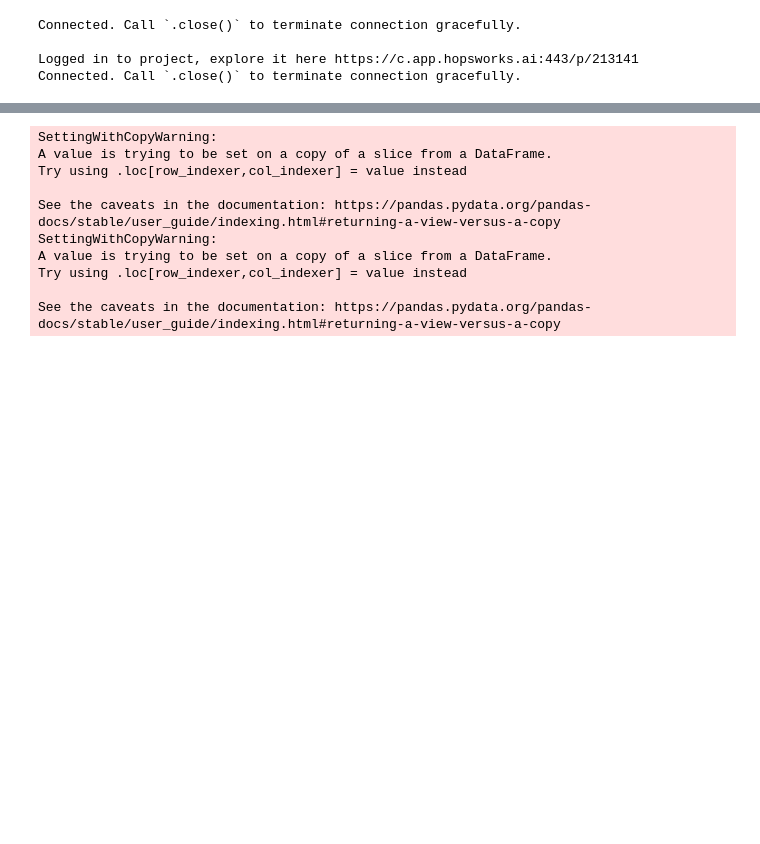
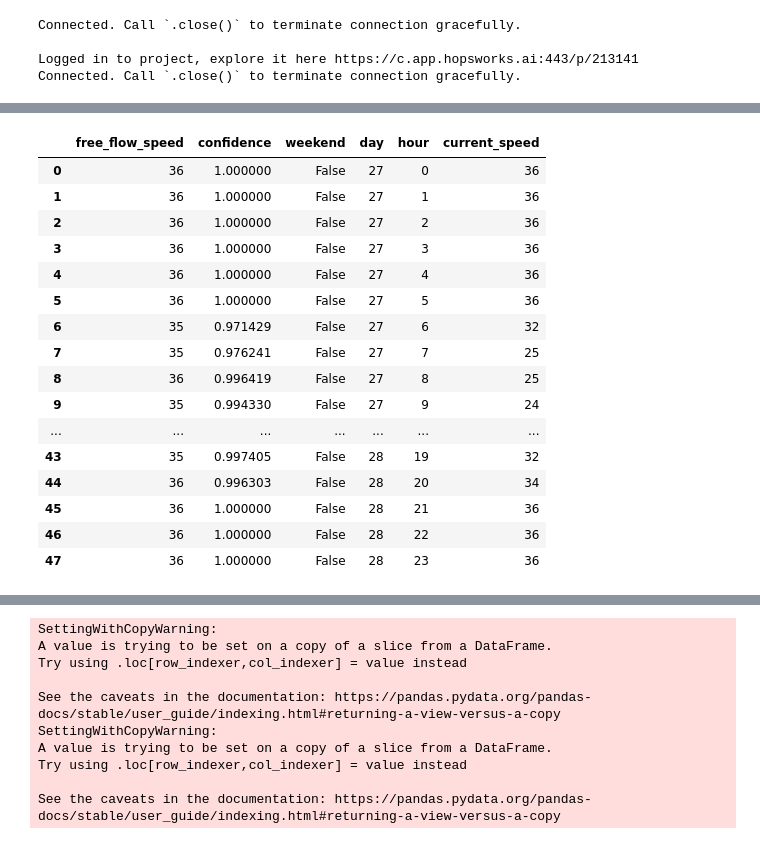
Before and after one commit to FlyingFish760/ID2223_project, a Jupyter notebook: get_trainset.ipynb, the cells around one changed output, grey strips where cells are left out. Cells and saved outputs as stored; diff of their text form; code cells hidden in the pictures; blank space fills up the shorter version.

Commit message:
add traffic_trainset_hour

```diff
--- a/get_trainset.ipynb
+++ b/get_trainset.ipynb
@@ -50,3 +98,5 @@ traffic_train  = traffic_train[(traffic_train['day']==27) | (traffic_train['day'
+# %%
+traffic_train = pd.read_csv('traffic_trainset.csv')
 # %%
 traffic_train
 # %% [output]
@@ -114,3 +116,34 @@ traffic_train_new
+# %%
+# Make a segment of traffic data every hour (use the first data per hour)
+columns = ['free_flow_speed', 'confidence', 'weekend', 'day', 'hour', 'current_speed']
+traffic_train_new = pd.DataFrame(columns=columns)
+for day in [27, 28]:
+    for hour in range(24):
+        first_data_per_hour = traffic_train[(traffic_train['day']==day) & (traffic_train['hour']==hour) & (traffic_train['minute']==0)]
+        new_data = {}
+        for column in columns:
+            new_data[f'{column}']=first_data_per_hour[f'{column}'].iloc[0]
+        traffic_train_new.loc[len(traffic_train_new)] = new_data
+
+traffic_train_new
+# %% [output]
+|  | free_flow_speed | confidence | weekend | day | hour | current_speed |
+| 0 | 36 | 1.000000 | False | 27 | 0 | 36 |
+| 1 | 36 | 1.000000 | False | 27 | 1 | 36 |
+| 2 | 36 | 1.000000 | False | 27 | 2 | 36 |
+| 3 | 36 | 1.000000 | False | 27 | 3 | 36 |
+| 4 | 36 | 1.000000 | False | 27 | 4 | 36 |
+| 5 | 36 | 1.000000 | False | 27 | 5 | 36 |
+| 6 | 35 | 0.971429 | False | 27 | 6 | 32 |
+| 7 | 35 | 0.976241 | False | 27 | 7 | 25 |
+| 8 | 36 | 0.996419 | False | 27 | 8 | 25 |
+| 9 | 35 | 0.994330 | False | 27 | 9 | 24 |
+| ... | ... | ... | ... | ... | ... | ... |
+| 43 | 35 | 0.997405 | False | 28 | 19 | 32 |
+| 44 | 36 | 0.996303 | False | 28 | 20 | 34 |
+| 45 | 36 | 1.000000 | False | 28 | 21 | 36 |
+| 46 | 36 | 1.000000 | False | 28 | 22 | 36 |
+| 47 | 36 | 1.000000 | False | 28 | 23 | 36 |
 # %%
 # from matplotlib import pyplot
 # x = traffic_train_new['current_speed']
```
Also changed, not shown: parts of 12 cells of this notebook, 2 other files.
